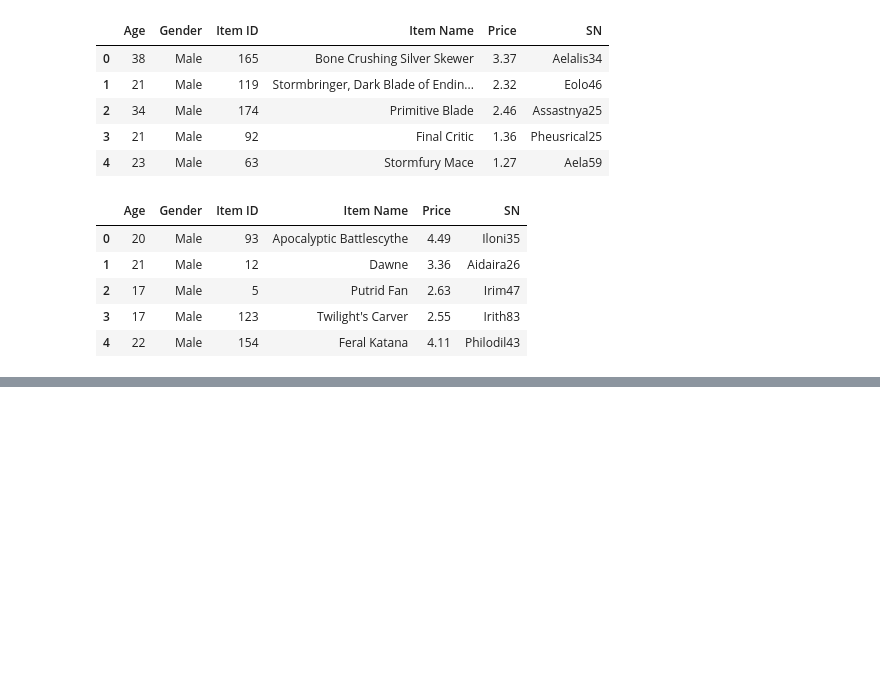
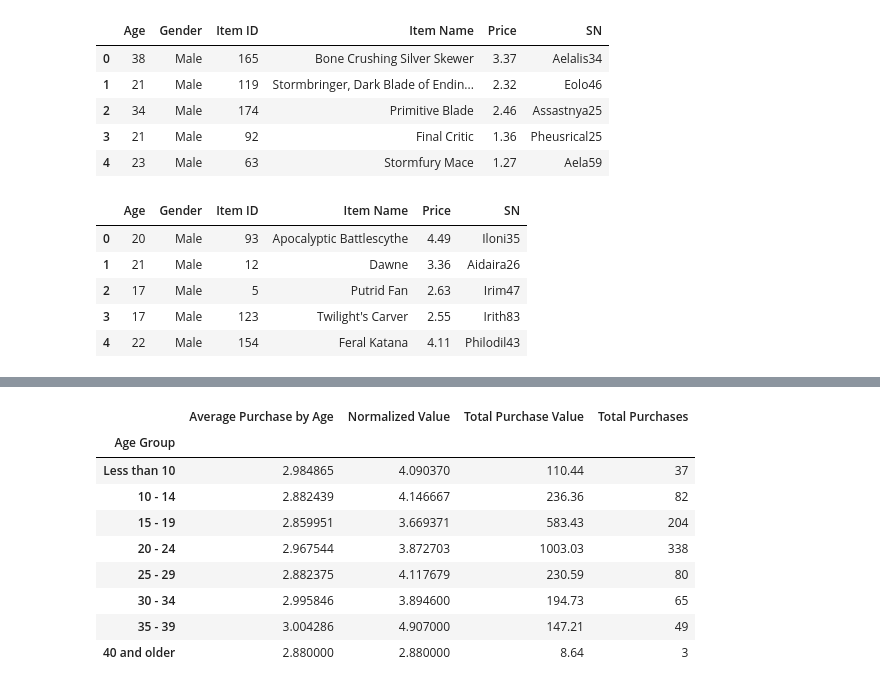
Before and after one commit to minckim1222/Analysis_of_fictional_ARPG, a Jupyter notebook: heroes_of_pymoli/Heroes_of_PyMoli.ipynb, the cells around one changed output, grey strips where cells are left out. Saved outputs shown, nothing was run; the diff lists cells and outputs as text; code cells hidden in the pictures; blank space fills up the shorter version.

```diff
--- a/heroes_of_pymoli/Heroes_of_PyMoli.ipynb
+++ b/heroes_of_pymoli/Heroes_of_PyMoli.ipynb
@@ -31,0 +254,4 @@ df2.head()
+# %%
+#calculate the mean
+avg_pp_by_age = grouped_age["Price"].mean()
+avg_pp_by_age
@@ -31,0 +269,4 @@ df2.head()
+# %%
+#sum the total values
+age_total_value = grouped_age["Price"].sum()
+age_total_value
@@ -31,0 +284,4 @@ df2.head()
+# %%
+#find normalized value
+age_demo_total_players = grouped_age["SN"].nunique()
+age_demo_total_players
@@ -31,0 +299,4 @@ df2.head()
+# %%
+#find normalized values
+normalized_age_value = age_total_value / age_demo_total_players
+normalized_age_value
@@ -31,0 +314,18 @@ df2.head()
+# %%
+age_demo_data = {"Total Purchases" : purchases_by_age,
+                "Average Purchase by Age" : avg_pp_by_age,
+                "Total Purchase Value" : age_total_value,
+                "Normalized Value" : normalized_age_value}
+age_demo_df = pd.DataFrame(age_demo_data)
+age_demo_df
+# %% [output]
+|  | Average Purchase by Age | Normalized Value | Total Purchase Value | Total Purchases |
+| Age Group |  |  |  |  |
+| Less than 10 | 2.984865 | 4.090370 | 110.44 | 37 |
+| 10 - 14 | 2.882439 | 4.146667 | 236.36 | 82 |
+| 15 - 19 | 2.859951 | 3.669371 | 583.43 | 204 |
+| 20 - 24 | 2.967544 | 3.872703 | 1003.03 | 338 |
+| 25 - 29 | 2.882375 | 4.117679 | 230.59 | 80 |
+| 30 - 34 | 2.995846 | 3.894600 | 194.73 | 65 |
+| 35 - 39 | 3.004286 | 4.907000 | 147.21 | 49 |
+| 40 and older | 2.880000 | 2.880000 | 8.64 | 3 |
```
Also changed, not shown: parts of 52 cells of this notebook.
